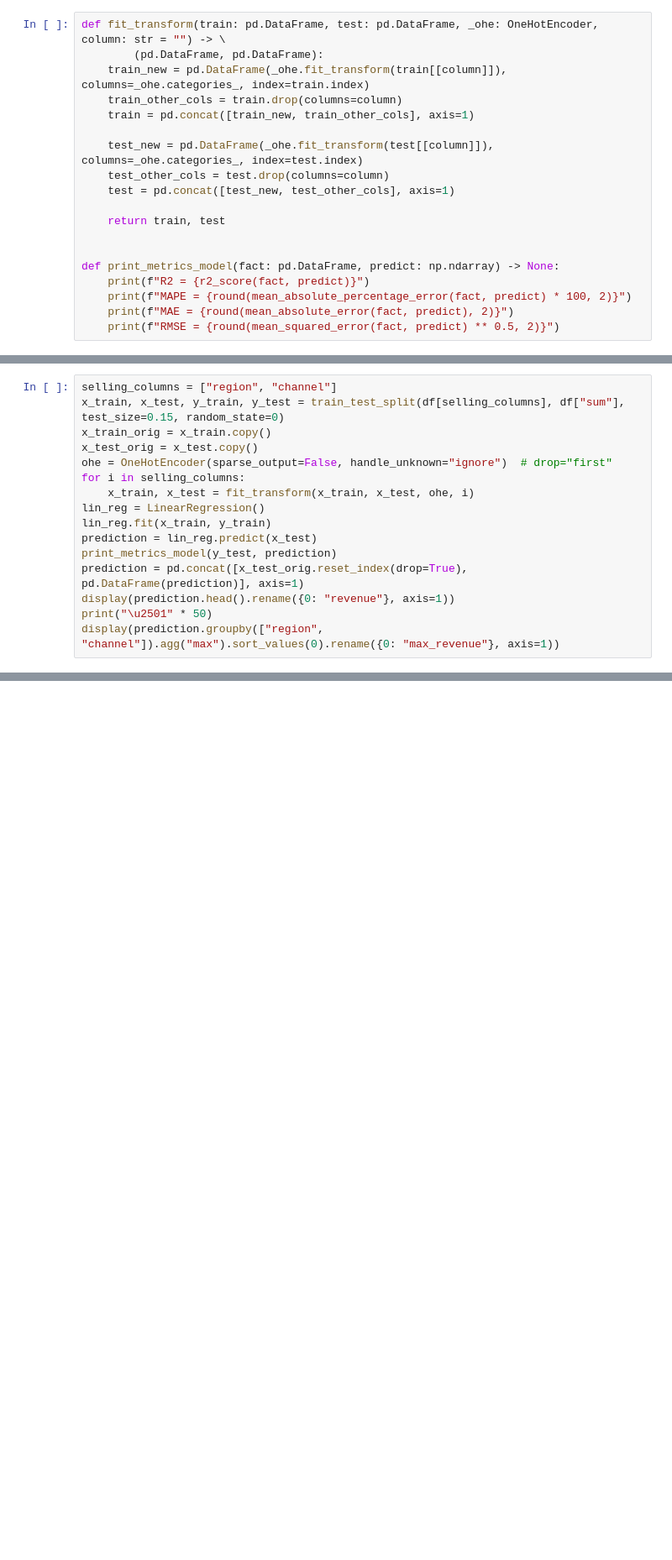
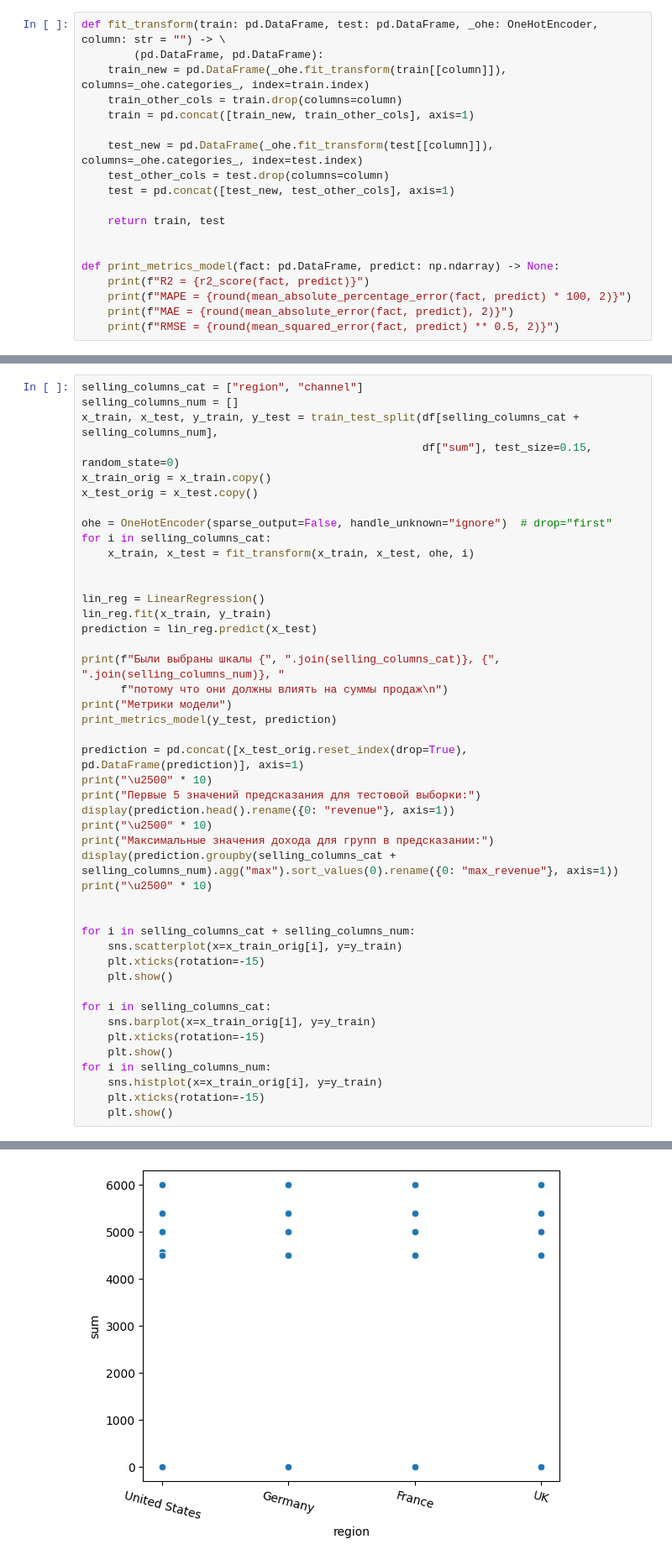
Before and after one commit to foroge/E-com_project, a Jupyter notebook: notebook.ipynb, the cells around one changed output, grey strips where cells are left out. Shown: that part at 84% size. Saved outputs shown, nothing was run; the diff lists cells and outputs as text; blank space fills up the shorter version.

Commit message:
Обновление тетрадки + фиксы модели

```diff
--- a/notebook.ipynb
+++ b/notebook.ipynb
@@ -767,17 +793,46 @@ def print_metrics_model(fact: pd.DataFrame, predict: np.ndarray) -> None:
 # %%
-selling_columns = ["region", "channel"]
-x_train, x_test, y_train, y_test = train_test_split(df[selling_columns], df["sum"], test_size=0.15, random_state=0)
+selling_columns_cat = ["region", "channel"]
+selling_columns_num = []
+x_train, x_test, y_train, y_test = train_test_split(df[selling_columns_cat + selling_columns_num],
+                                                    df["sum"], test_size=0.15, random_state=0)
 x_train_orig = x_train.copy()
 x_test_orig = x_test.copy()
+
 ohe = OneHotEncoder(sparse_output=False, handle_unknown="ignore")  # drop="first"
-for i in selling_columns:
+for i in selling_columns_cat:
     x_train, x_test = fit_transform(x_train, x_test, ohe, i)
+
+
 lin_reg = LinearRegression()
 lin_reg.fit(x_train, y_train)
 prediction = lin_reg.predict(x_test)
+
+print(f"Были выбраны шкалы {", ".join(selling_columns_cat)}, {", ".join(selling_columns_num)}, "
+      f"потому что они должны влиять на суммы продаж\n")
+print("Метрики модели")
 print_metrics_model(y_test, prediction)
+
 prediction = pd.concat([x_test_orig.reset_index(drop=True), pd.DataFrame(prediction)], axis=1)
+print("\u2500" * 10)
+print("Первые 5 значений предсказания для тестовой выборки:")
 display(prediction.head().rename({0: "revenue"}, axis=1))
-print("\u2501" * 50)
-display(prediction.groupby(["region", "channel"]).agg("max").sort_values(0).rename({0: "max_revenue"}, axis=1))
+print("\u2500" * 10)
+print("Максимальные значения дохода для групп в предсказании:")
+display(prediction.groupby(selling_columns_cat + selling_columns_num).agg("max").sort_values(0).rename({0: "max_revenue"}, axis=1))
+print("\u2500" * 10)
+
+
+for i in selling_columns_cat + selling_columns_num:
+    sns.scatterplot(x=x_train_orig[i], y=y_train)
+    plt.xticks(rotation=-15)
+    plt.show()
+
+for i in selling_columns_cat:
+    sns.barplot(x=x_train_orig[i], y=y_train)
+    plt.xticks(rotation=-15)
+    plt.show()
+for i in selling_columns_num:
+    sns.histplot(x=x_train_orig[i], y=y_train)
+    plt.xticks(rotation=-15)
+    plt.show()
 # %% [output]
@@ -812,0 +875 @@ RMSE = 2344.07
+[figure, added]
```
Also changed, not shown: parts of 15 cells of this notebook, 1 other file.
